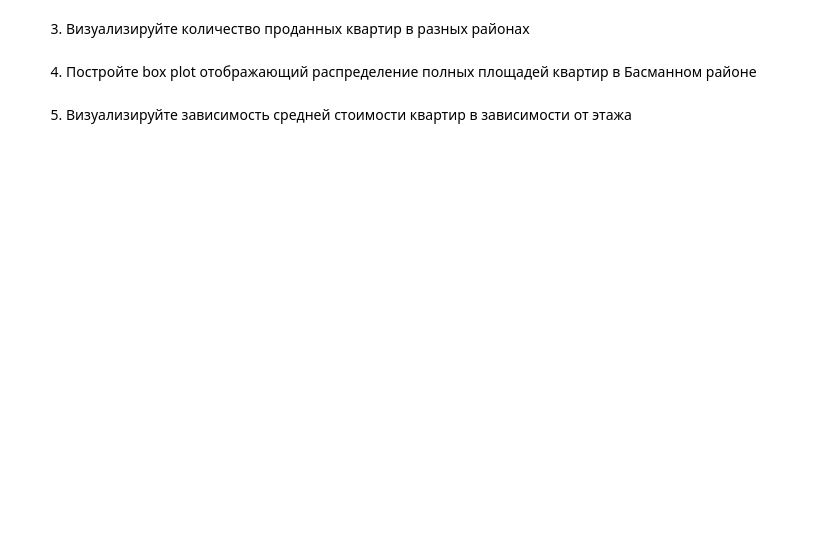
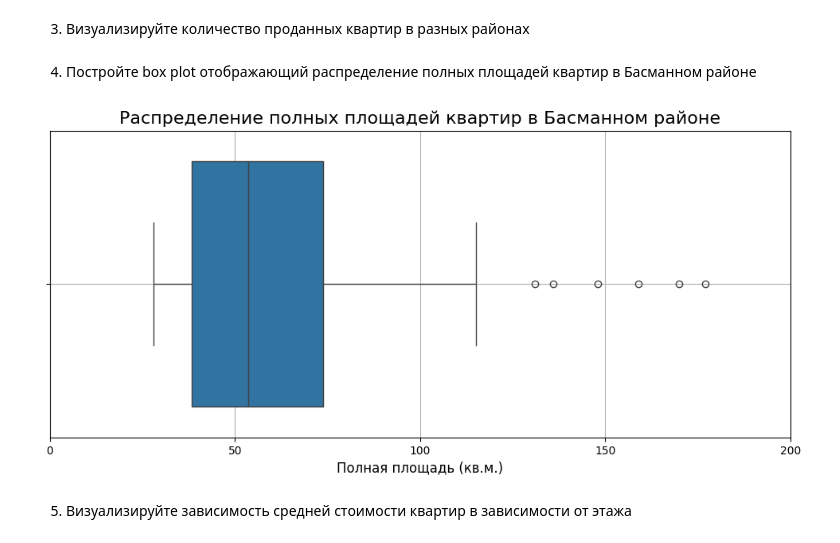
Before and after one commit to AlekseiZavorotnyi/ML, a Jupyter notebook: Lab1-4.ipynb, the cells around one changed output. Drawn from its saved outputs; the diff is of its cells as text; code cells hidden in the pictures; blank space fills up the shorter version.

```diff
--- a/Lab1-4.ipynb
+++ b/Lab1-4.ipynb
@@ -101,4 +338,17 @@ import pandas as pd
 # %% [markdown]
 4. Постройте box plot отображающий распределение полных площадей квартир в Басманном районе
+# %%
+correct_district_name = 'Basmannoe'
+basmanny_df = df[df['sub_area'] == correct_district_name].copy()
+plt.figure(figsize=(12, 5))
+sns.boxplot(data=basmanny_df, x='full_sq', orient='h')
+plt.title('Распределение полных площадей квартир в Басманном районе', fontsize=16)
+plt.xlabel('Полная площадь (кв.м.)', fontsize=12)
+plt.ylabel('')
+plt.xticks(np.arange(0, basmanny_df['full_sq'].max() + 50, 50))
+plt.grid(True)
+plt.show()
+# %% [output]
+[figure, added]
 # %% [markdown]
 5. Визуализируйте зависимость средней стоимости квартир в зависимости от этажа
```
Also changed, not shown: parts of 29 cells of this notebook.
